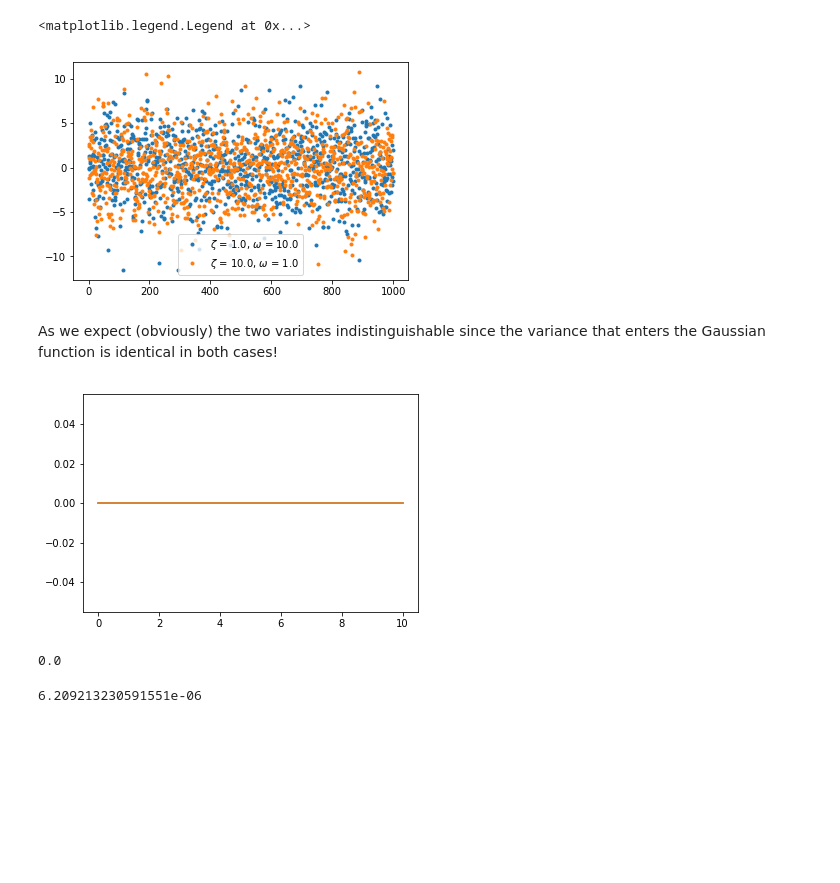
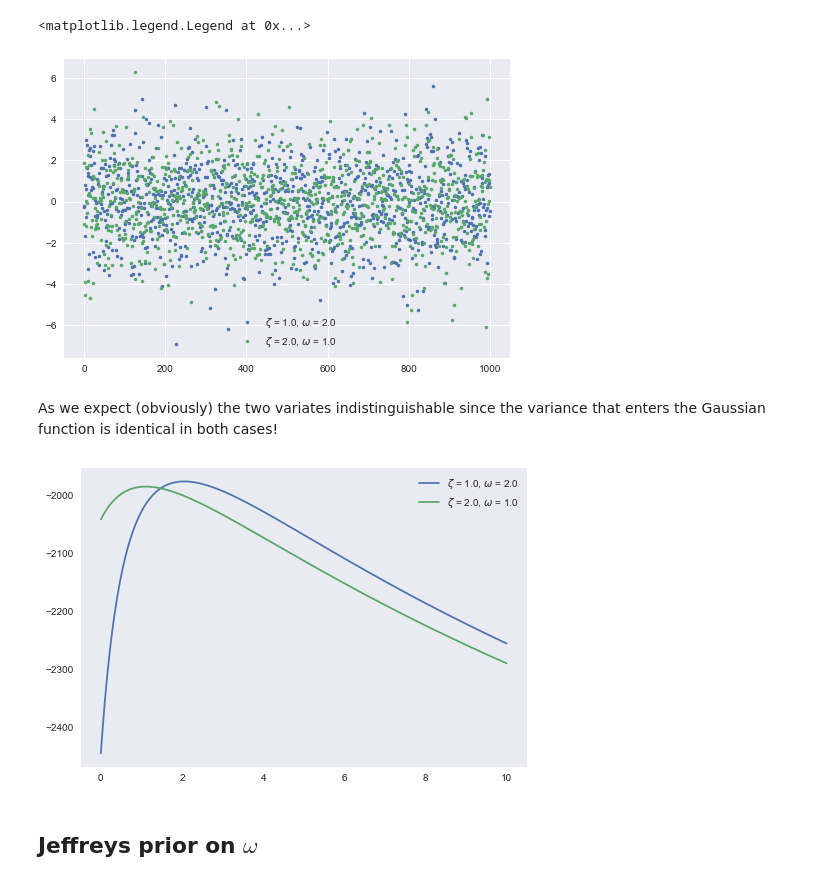
Before and after one commit to tbs1980/research-covariance-matrix-estimation, a Jupyter notebook: notes/univariate_gaussian/jupyter/2017_09_10_univariate_gaussian.ipynb, the cells around one changed output. Saved outputs shown, nothing was run; the diff lists cells and outputs as text; code cells hidden in the pictures; blank space fills up the shorter version.

Commit message:
added plots for Jeffreys prior on omega

```diff
--- a/notes/univariate_gaussian/jupyter/2017_09_10_univariate_gaussian.ipynb
+++ b/notes/univariate_gaussian/jupyter/2017_09_10_univariate_gaussian.ipynb
@@ -7,18 +7,18 @@ import seaborn as sns
 def generate_noisy_gaussian_random_variates(n_variates, zeta, omega):
     return np.random.normal(loc=0., scale=np.sqrt(zeta+omega), size=n_variates)
 # %%
-zetas = [1., 10.]
-omegas = [10., 1.]
+zetas = [1., 2.]
+omegas = [2., 1.]
 n_variates = 1000
 ys_list = []
 for zeta, omega in zip(zetas, omegas):
     ys = generate_noisy_gaussian_random_variates(n_variates, zeta, omega)
     ys_list.append(ys)
     plt.plot(ys, '.', label=r"$\zeta$ = {}, $\omega$ = {}".format(zeta, omega))
 plt.legend()
 # %% [output]
 <matplotlib.legend.Legend at 0x...>
-[figure, old version]
+[figure, new version]
 # %% [markdown]
 As we expect (obviously) the two variates indistinguishable since the variance that enters the Gaussian function is identical in both cases!
 # %%
@@ -28,15 +29,11 @@ def posterior_distribution_of_zeta(ys, zeta, omega):
 # %%
 for zeta, omega, ind in zip(zetas, omegas, range(2)):
-    z = np.linspace(0, 10, 1000)
-    prob_z = posterior_distribution_of_zeta(ys_list[ind], z, omega)
-    plt.plot(z, prob_z)
+    o = np.linspace(0, 10, 1000)
+    log_prob_o = log_posterior_distribution(ys_list[ind], zeta, o)
+    plt.plot(o, log_prob_o, label=r"$\zeta$ = {}, $\omega$ = {}".format(zeta, omega))
+plt.legend(loc=0)
+plt.grid()
 # %% [output]
-[figure, old version]
+[figure, new version]
-# %%
-posterior_distribution_of_zeta(ys_list[0], 1., 10.)
-# %% [output]
-0.0
-# %%
-(zeta + omega)**(-0.5 * 10)
-# %% [output]
-6.209213230591551e-06
+# %% [markdown]
+## Jeffreys prior on $\omega$
```
Also changed, not shown: parts of 6 cells of this notebook.
